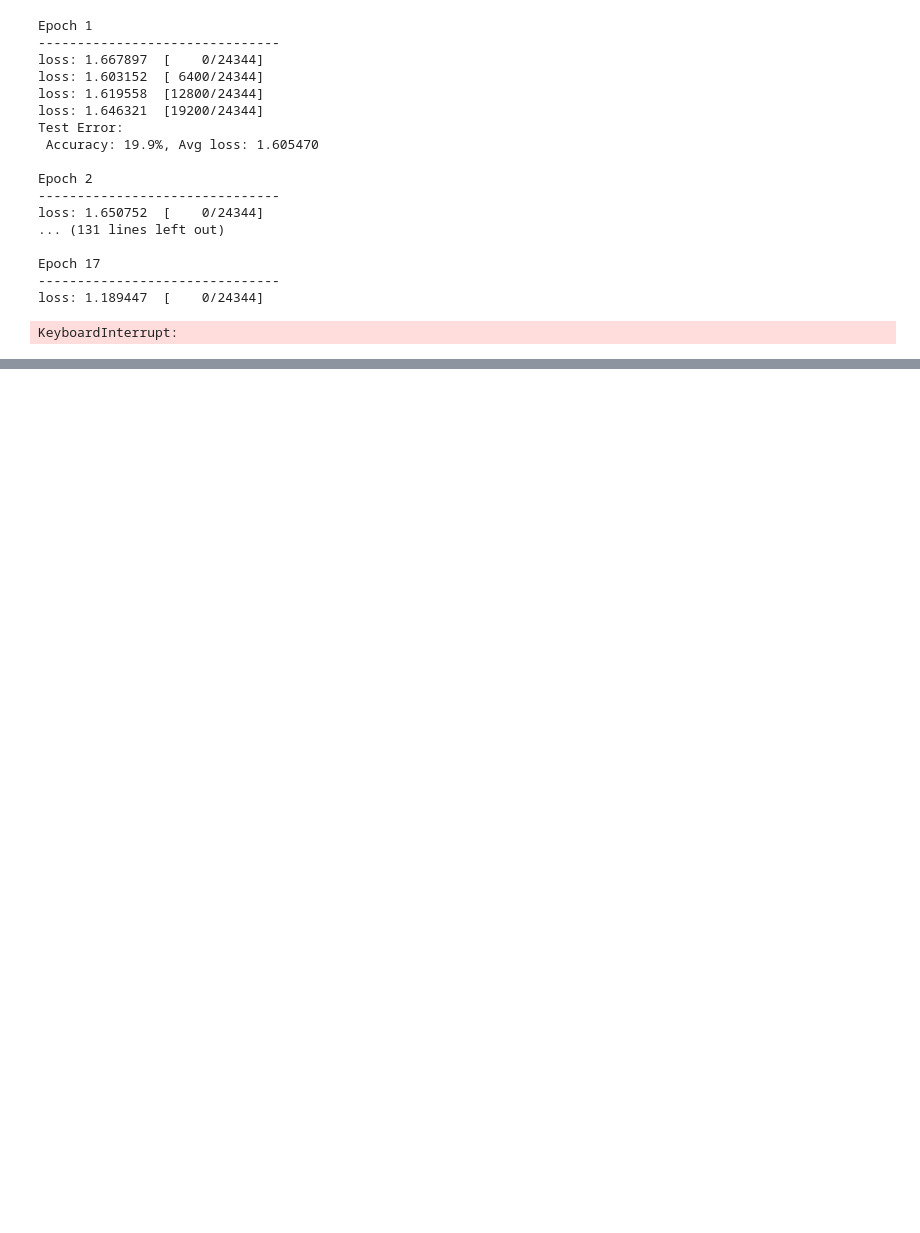
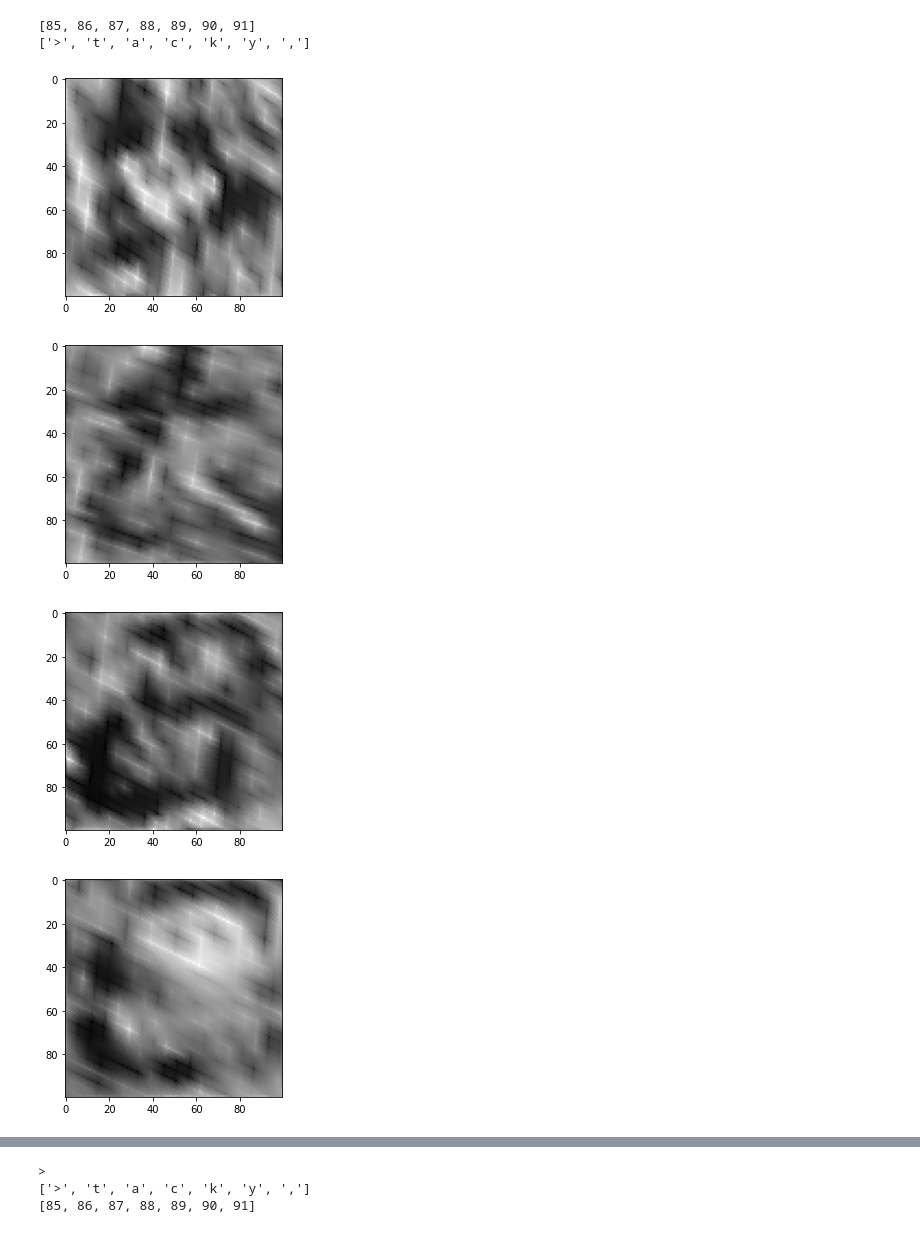
Before and after one commit to dabushori/font-classifier, a Jupyter notebook: model_testing.ipynb, the cells around one changed output, grey strips where cells are left out. Drawn from its saved outputs; the diff is of its cells as text; code cells hidden in the pictures; blank space fills up the shorter version.

```diff
--- a/model_testing.ipynb
+++ b/model_testing.ipynb
@@ -91,33 +1,43 @@ Done!
-# %%
-init_shape = (200, 100)
-classifier = model.FontClassifierModel(init_shape, 1)
-lr = 1e-1
-epochs = 20
-
-loss_fn = nn.CrossEntropyLoss()
-optimizer = torch.optim.SGD(classifier.parameters(), lr=lr)
-
-for t in range(epochs):
-    print(f"Epoch {t+1}\n-------------------------------")
-    train_loop(train_dataloader, classifier, loss_fn, optimizer)
-    test_loop(test_dataloader, classifier, loss_fn)
-print("Done!")
-# %% [output]
-Epoch 1
--------------------------------
-loss: 1.667897  [    0/24344]
-loss: 1.603152  [ 6400/24344]
-loss: 1.619558  [12800/24344]
-loss: 1.646321  [19200/24344]
-Test Error:
- Accuracy: 19.9%, Avg loss: 1.605470
-
-Epoch 2
--------------------------------
-loss: 1.650752  [    0/24344]
-... (131 lines left out)
-
-Epoch 17
--------------------------------
-loss: 1.189447  [    0/24344]
-KeyboardInterrupt:
+# %%
+from synth_text_dataset import SynthTextCharactersDatasetTest
+from transforms import char_transform, img_transform
+import numpy as np
+
+filename = 'Project/SynthText_train.h5'
+model_name = 'all_models_with_perms\FontClassifierModel_0.01_50_CrossEntropyLoss_SGD_32_0.8_permutation'
+num_of_images = 998
+num_of_chars = 30520
+init_shape = (100,100)
+
+test_dataset = SynthTextCharactersDatasetTest(filename=filename, shape=init_shape, char_transform=char_transform, full_image_transform=img_transform)
+permutation = np.loadtxt(rf'outputs\{model_name}.txt', dtype=int)
+# %%
+import matplotlib.pyplot as plt
+
+# print(test_dataset.words)
+# print(test_dataset.chars)
+
+word_idx = 23
+word = test_dataset.words[word_idx]
+# print(test_dataset.x_items.shape)
+# print(test_dataset.x_items[word].shape)
+
+print(word)
+print([test_dataset.chars[i] for i in word])
+for char in test_dataset[word_idx]:
+    plt.imshow(char[0], 'gray')
+    plt.show()
+
+print(test_dataset.get_char_at_idx(idx=word[0]))
+print(test_dataset.get_chars_at_word_idx(word_idx=word_idx))
+print(test_dataset.get_word_indexes_at_idx(word_idx=word_idx))
+
+# for idx, word in enumerate(test_dataset):
+#     print(f'{test_dataset.get_chars_at_word_idx(word_idx=idx)}, {word.shape = }')
+# %% [output]
+[85, 86, 87, 88, 89, 90, 91]
+['>', 't', 'a', 'c', 'k', 'y', ',']
+[figure, added]
+[figure, added]
+[figure, added]
+[figure, added]
@@ -123,0 +47,3 @@ KeyboardInterrupt:
+>
+['>', 't', 'a', 'c', 'k', 'y', ',']
+[85, 86, 87, 88, 89, 90, 91]
```
Also changed, not shown: parts of 9 cells of this notebook.
